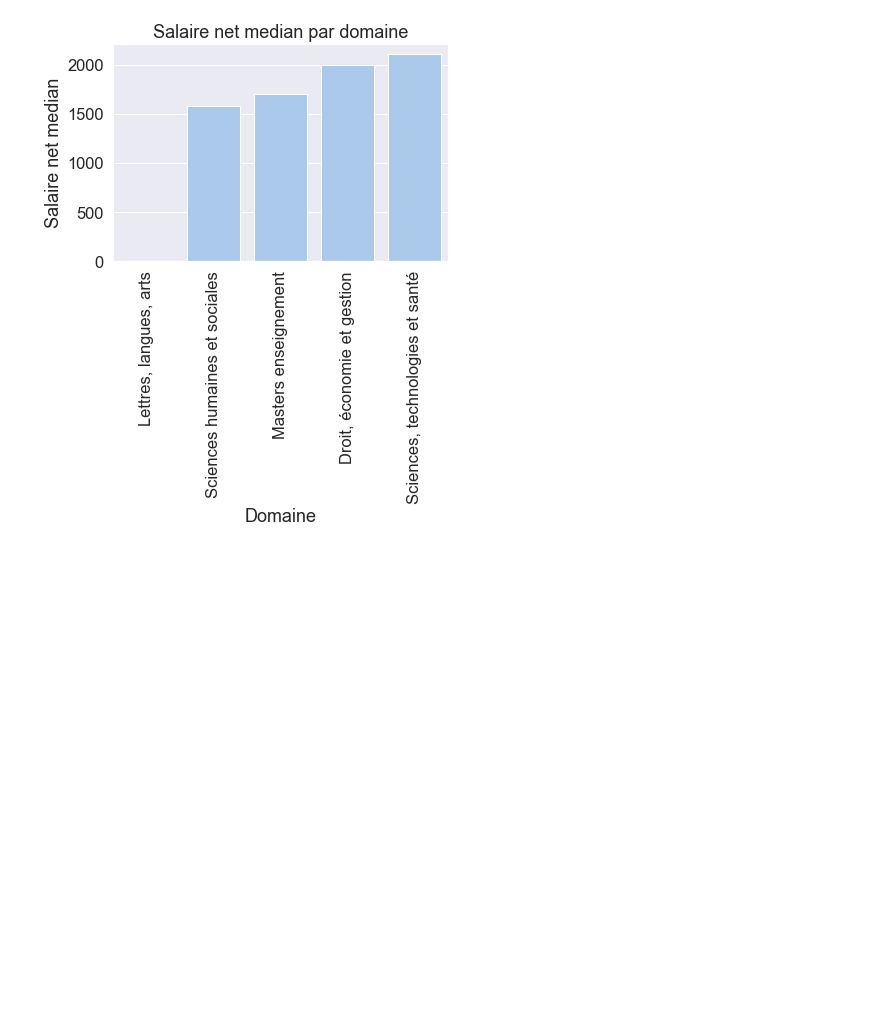
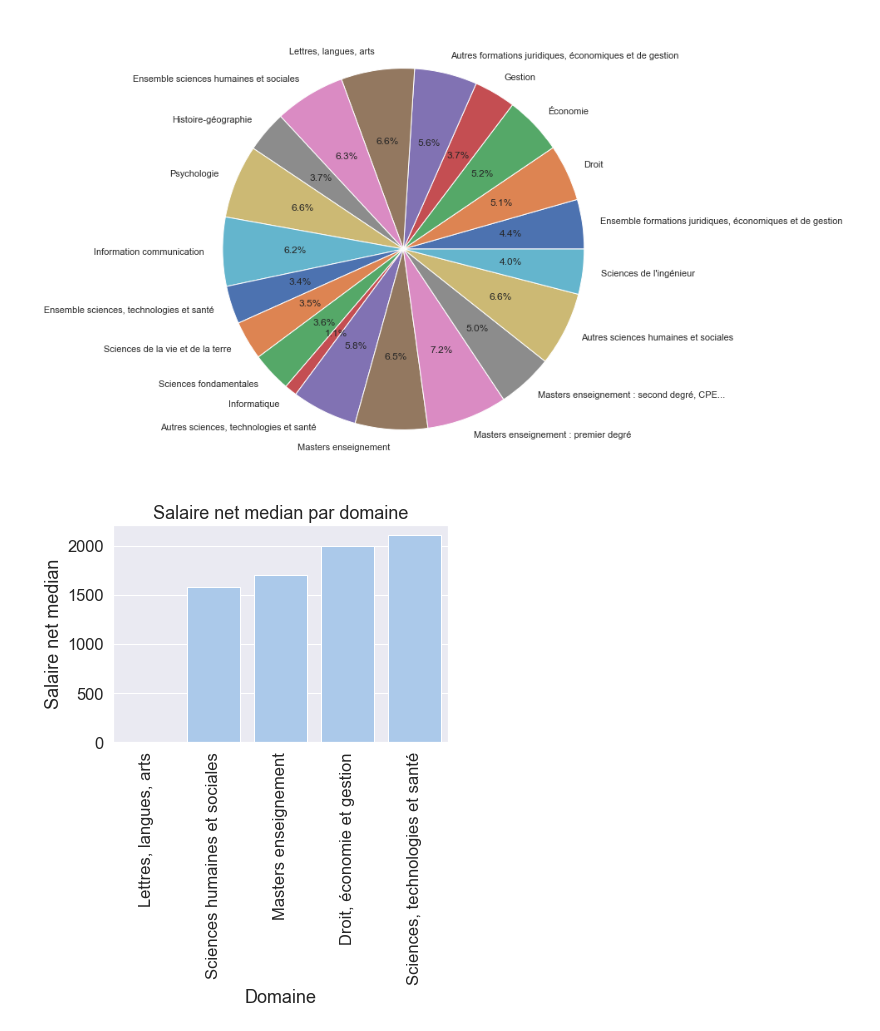
Before and after one commit to Toufik98/prodataviz, a Jupyter notebook: source/visualize_data.ipynb, the cells around one changed output. Cells and saved outputs as stored; diff of their text form; code cells hidden in the pictures; blank space fills up the shorter version.

```diff
--- a/source/visualize_data.ipynb
+++ b/source/visualize_data.ipynb
@@ -18,3 +72,18 @@ mycursor = mydb.cursor()
+# %%
+# Afficher la part des femmes par discipline non nulle
+mycursor.execute("SELECT distinct nom_discipline, femmes FROM Discipline join Statistiques using (id_discipline) where femmes is not null group by nom_discipline")
+myresult = mycursor.fetchall()
+
+# Conversion des résultats en dataframe
+df = pd.DataFrame(myresult)
+ #visualisation des données
+plt.figure(figsize=(15,10))
+sns.set(style="whitegrid")
+
+sns.color_palette("bright")
+plt.pie(df[1], labels=df[0], autopct='%1.1f%%');
+# %% [output]
+[figure, added]
 # %%
 # Afficher le salaire net median par Domaine
 sql = "SELECT distinct salaire_net_median_des_emplois_a_temps_plein, nom_domaine from Statistiques join Discipline on Statistiques.id_discipline = Discipline.id_discipline join Domaine on discipline.code_domaine = Domaine.code_domaine group by discipline.code_domaine"
```
Also changed, not shown: parts of 2 cells of this notebook.
